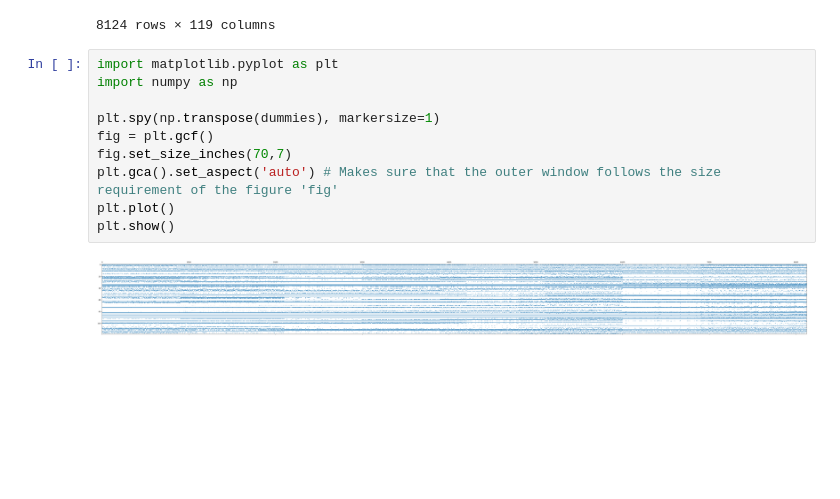
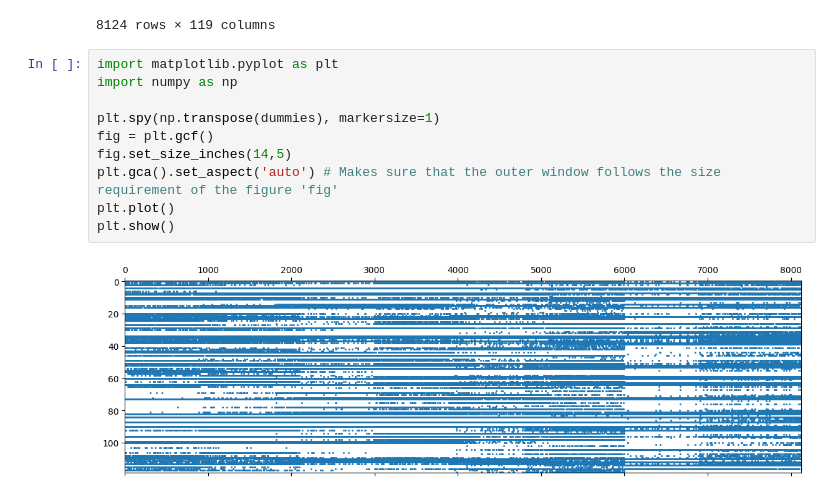
Before and after one commit to Sleiphan/edu-idatt2502-o1, a Jupyter notebook: o5/Exercise_5.ipynb, the cells around one changed output. Cells and saved outputs as stored; diff of their text form; blank space fills up the shorter version.

Commit message:
Improve plot in last exercise

```diff
--- a/o5/Exercise_5.ipynb
+++ b/o5/Exercise_5.ipynb
@@ -36,12 +36,12 @@ dummies
 # %%
 import matplotlib.pyplot as plt
 import numpy as np
 
 plt.spy(np.transpose(dummies), markersize=1)
 fig = plt.gcf()
-fig.set_size_inches(70,7)
+fig.set_size_inches(14,5)
 plt.gca().set_aspect('auto') # Makes sure that the outer window follows the size requirement of the figure 'fig'
 plt.plot()
 plt.show()
 # %% [output]
-[figure, old version]
+[figure, new version]
```
